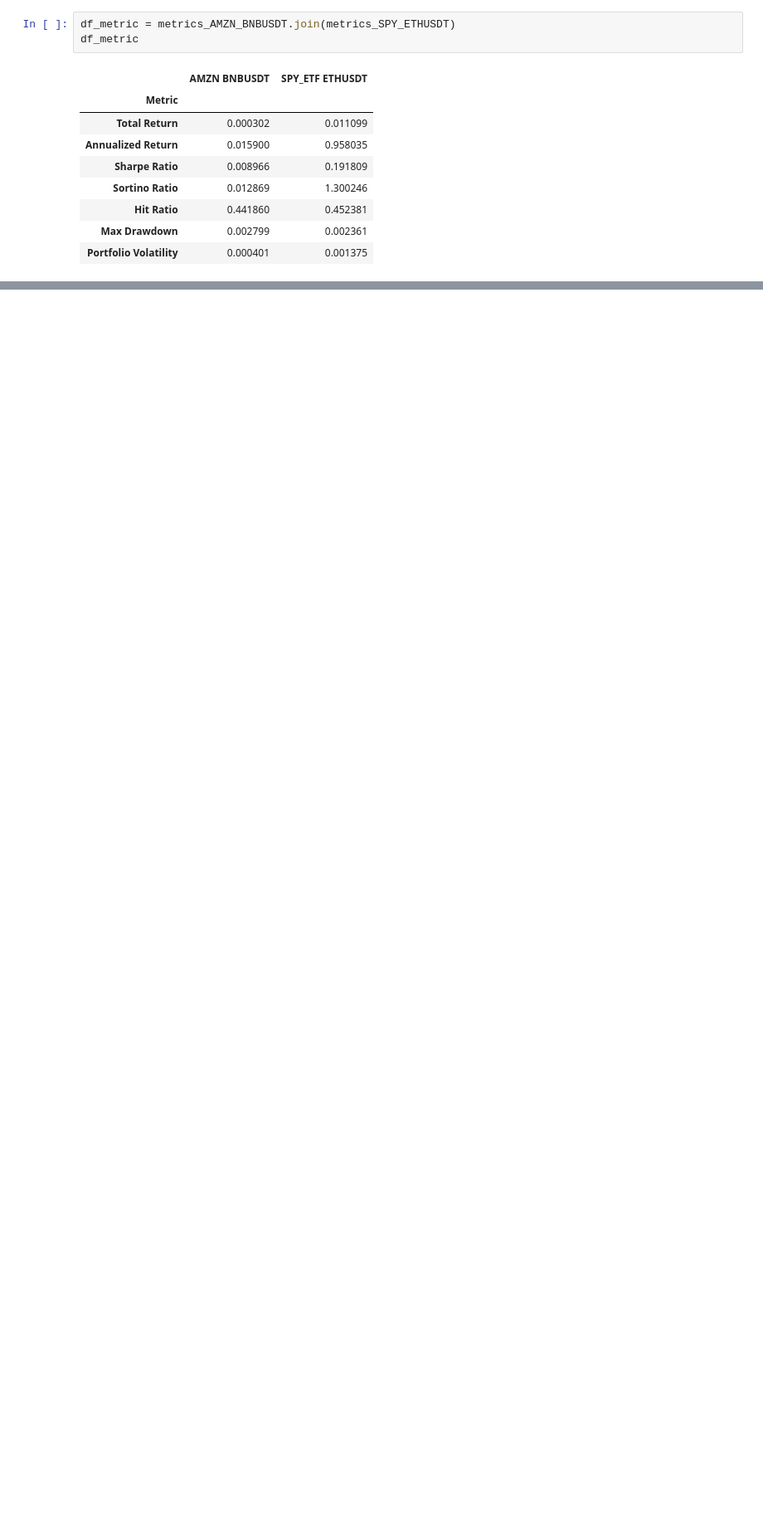
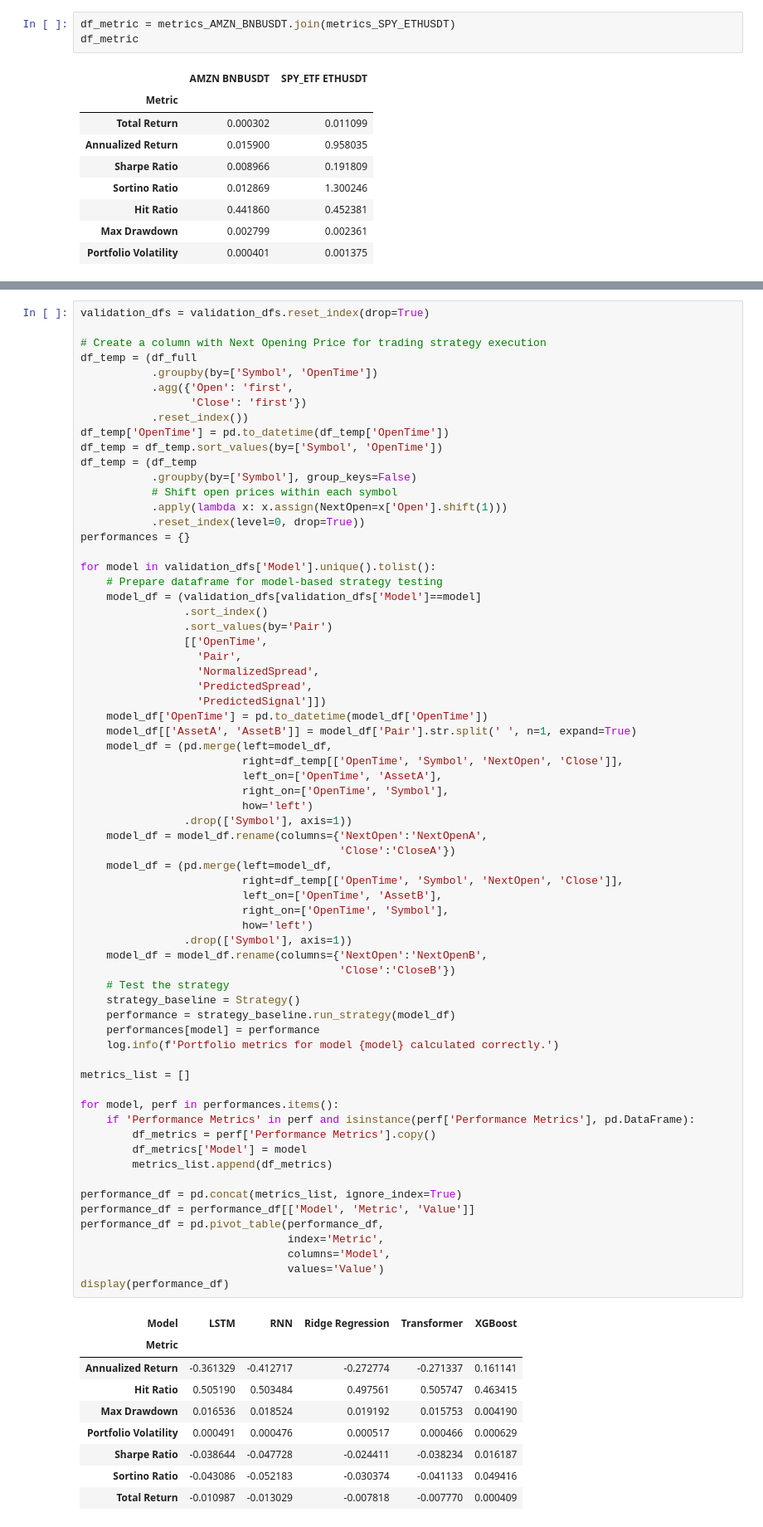
Before and after one commit to nite4/mscfe-masters-project, a Jupyter notebook: src/run_strategy.ipynb, the cells around one changed output, grey strips where cells are left out. Shown at 83% size. Cells and saved outputs as stored; diff of their text form; blank space fills up the shorter version.

Commit message:
updated run all strategy

```diff
--- a/src/run_strategy.ipynb
+++ b/src/run_strategy.ipynb
@@ -596,0 +847,77 @@ df_metric
+# %%
+validation_dfs = validation_dfs.reset_index(drop=True)
+
+# Create a column with Next Opening Price for trading strategy execution
+df_temp = (df_full
+           .groupby(by=['Symbol', 'OpenTime'])
+           .agg({'Open': 'first',
+                 'Close': 'first'})
+           .reset_index())
+df_temp['OpenTime'] = pd.to_datetime(df_temp['OpenTime'])
+df_temp = df_temp.sort_values(by=['Symbol', 'OpenTime'])
+df_temp = (df_temp
+           .groupby(by=['Symbol'], group_keys=False)
+           # Shift open prices within each symbol
+           .apply(lambda x: x.assign(NextOpen=x['Open'].shift(1)))
+           .reset_index(level=0, drop=True))
+performances = {}
+
+for model in validation_dfs['Model'].unique().tolist():
+    # Prepare dataframe for model-based strategy testing
+    model_df = (validation_dfs[validation_dfs['Model']==model]
+                .sort_index()
+                .sort_values(by='Pair')
+                [['OpenTime',
+                  'Pair',
+                  'NormalizedSpread',
+                  'PredictedSpread',
+                  'PredictedSignal']])
+    model_df['OpenTime'] = pd.to_datetime(model_df['OpenTime'])
+    model_df[['AssetA', 'AssetB']] = model_df['Pair'].str.split(' ', n=1, expand=True)
+    model_df = (pd.merge(left=model_df,
+                         right=df_temp[['OpenTime', 'Symbol', 'NextOpen', 'Close']],
+                         left_on=['OpenTime', 'AssetA'],
+                         right_on=['OpenTime', 'Symbol'],
+                         how='left')
+                .drop(['Symbol'], axis=1))
+    model_df = model_df.rename(columns={'NextOpen':'NextOpenA',
+                                        'Close':'CloseA'})
+    model_df = (pd.merge(left=model_df,
+                         right=df_temp[['OpenTime', 'Symbol', 'NextOpen', 'Close']],
+                         left_on=['OpenTime', 'AssetB'],
+                         right_on=['OpenTime', 'Symbol'],
+                         how='left')
+                .drop(['Symbol'], axis=1))
+    model_df = model_df.rename(columns={'NextOpen':'NextOpenB',
+                                        'Close':'CloseB'})
+    # Test the strategy
+    strategy_baseline = Strategy()
+    performance = strategy_baseline.run_strategy(model_df)
+    performances[model] = performance
+    log.info(f'Portfolio metrics for model {model} calculated correctly.')
+
+metrics_list = []
+
+for model, perf in performances.items():
+    if 'Performance Metrics' in perf and isinstance(perf['Performance Metrics'], pd.DataFrame):
+        df_metrics = perf['Performance Metrics'].copy()
+        df_metrics['Model'] = model
+        metrics_list.append(df_metrics)
+
+performance_df = pd.concat(metrics_list, ignore_index=True)
+performance_df = performance_df[['Model', 'Metric', 'Value']]
+performance_df = pd.pivot_table(performance_df,
+                                index='Metric',
+                                columns='Model',
+                                values='Value')
+display(performance_df)
+# %% [output]
+| Model | LSTM | RNN | Ridge Regression | Transformer | XGBoost |
+| Metric |  |  |  |  |  |
+| Annualized Return | -0.361329 | -0.412717 | -0.272774 | -0.271337 | 0.161141 |
+| Hit Ratio | 0.505190 | 0.503484 | 0.497561 | 0.505747 | 0.463415 |
+| Max Drawdown | 0.016536 | 0.018524 | 0.019192 | 0.015753 | 0.004190 |
+| Portfolio Volatility | 0.000491 | 0.000476 | 0.000517 | 0.000466 | 0.000629 |
+| Sharpe Ratio | -0.038644 | -0.047728 | -0.024411 | -0.038234 | 0.016187 |
+| Sortino Ratio | -0.043086 | -0.052183 | -0.030374 | -0.041133 | 0.049416 |
+| Total Return | -0.010987 | -0.013029 | -0.007818 | -0.007770 | 0.000409 |
```
Also changed, not shown: parts of 4 cells of this notebook, 1 other file.
